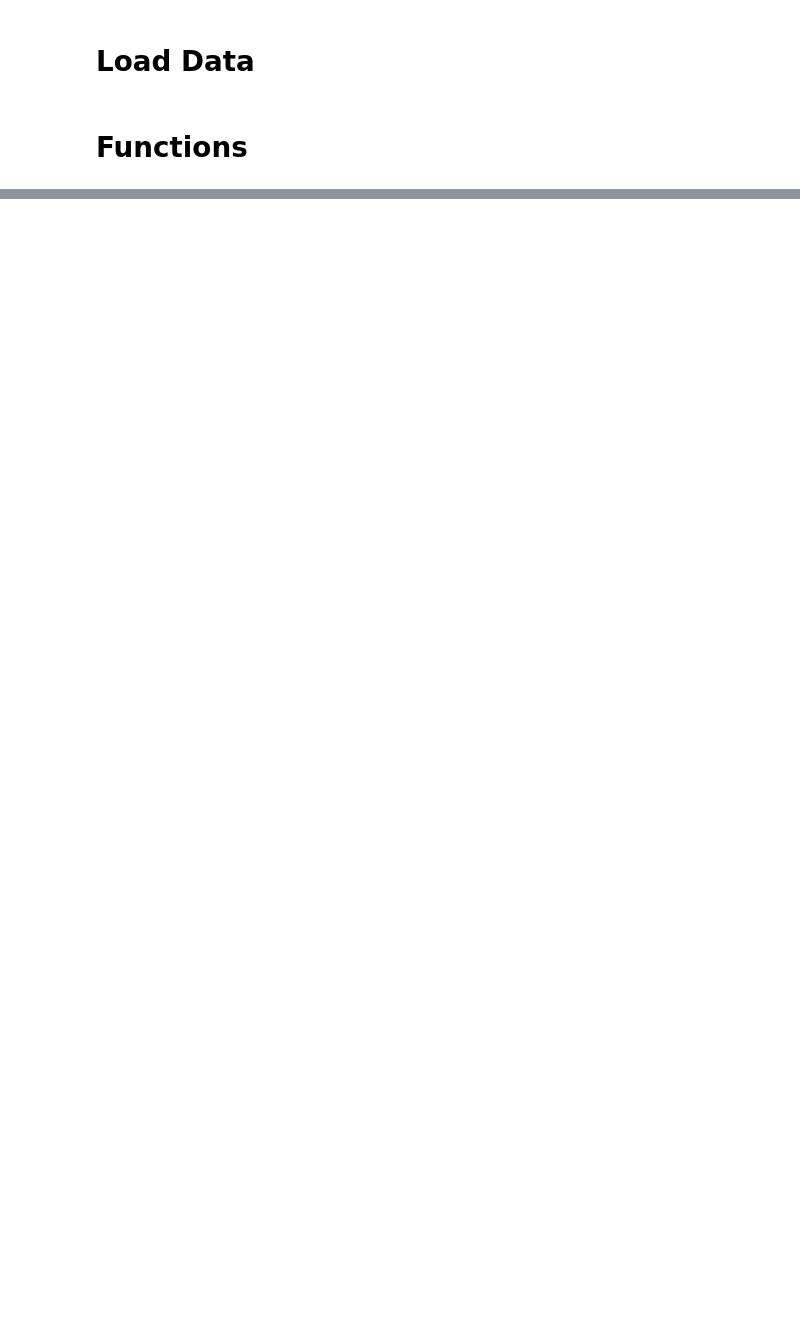
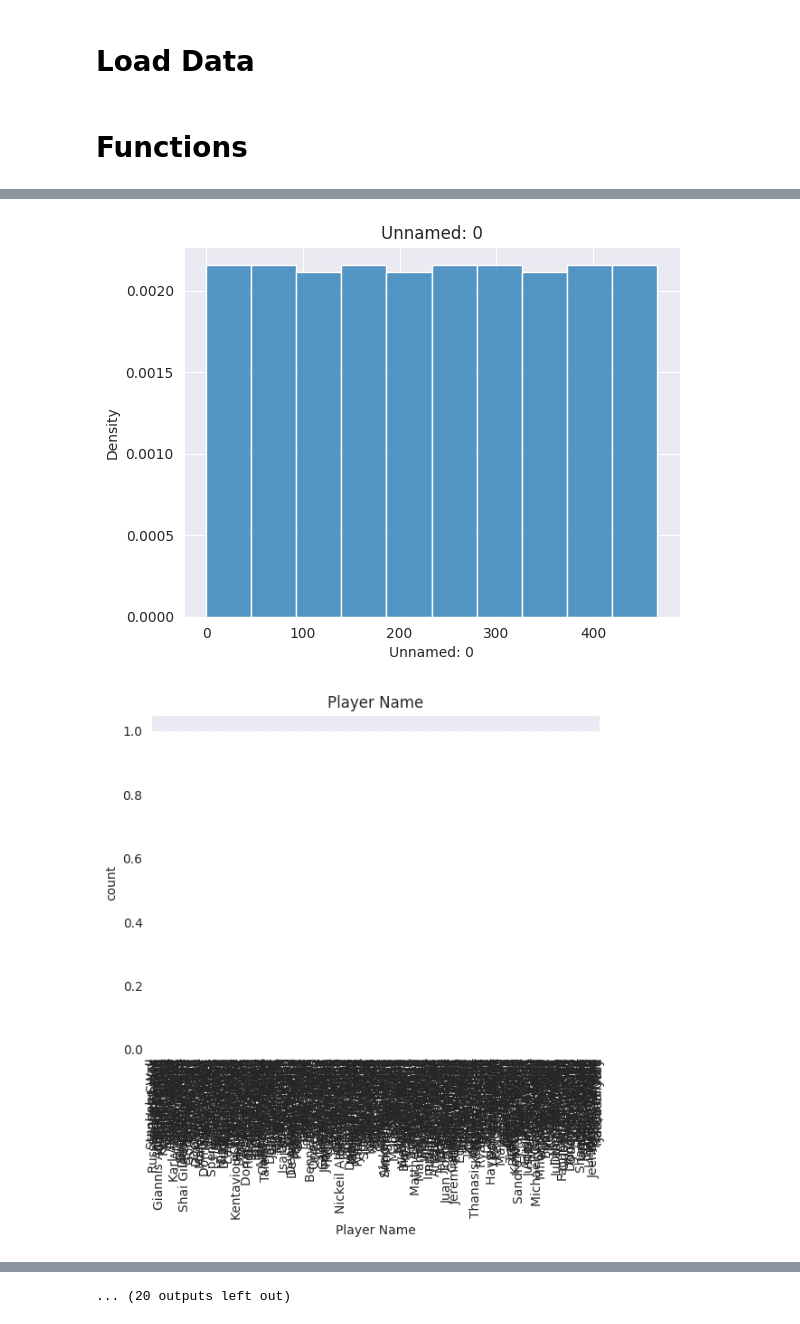
Before and after one commit to RodolfoPCruz/eda_toolkit, a Jupyter notebook: notebooks/univariate_statistics.ipynb, the cells around one changed output, grey strips where cells are left out. Saved outputs shown, nothing was run; the diff lists cells and outputs as text; code cells hidden in the pictures; blank space fills up the shorter version.

```diff
--- a/notebooks/univariate_statistics.ipynb
+++ b/notebooks/univariate_statistics.ipynb
@@ -123,0 +147,7 @@ def plot_histograms_countplots(df: pd.DataFrame, list_of_features: list = None)
+# %%
+#plot all features in the nba dataframe
+for feature in nba.columns:
+    plot_histograms_countplots(nba, [feature])
+# %% [output]
+[figure, added]
+[figure, added]
@@ -123,0 +164 @@ def plot_histograms_countplots(df: pd.DataFrame, list_of_features: list = None)
+... (20 outputs left out)
```
Also changed, not shown: parts of 3 cells of this notebook, 11 other files.
